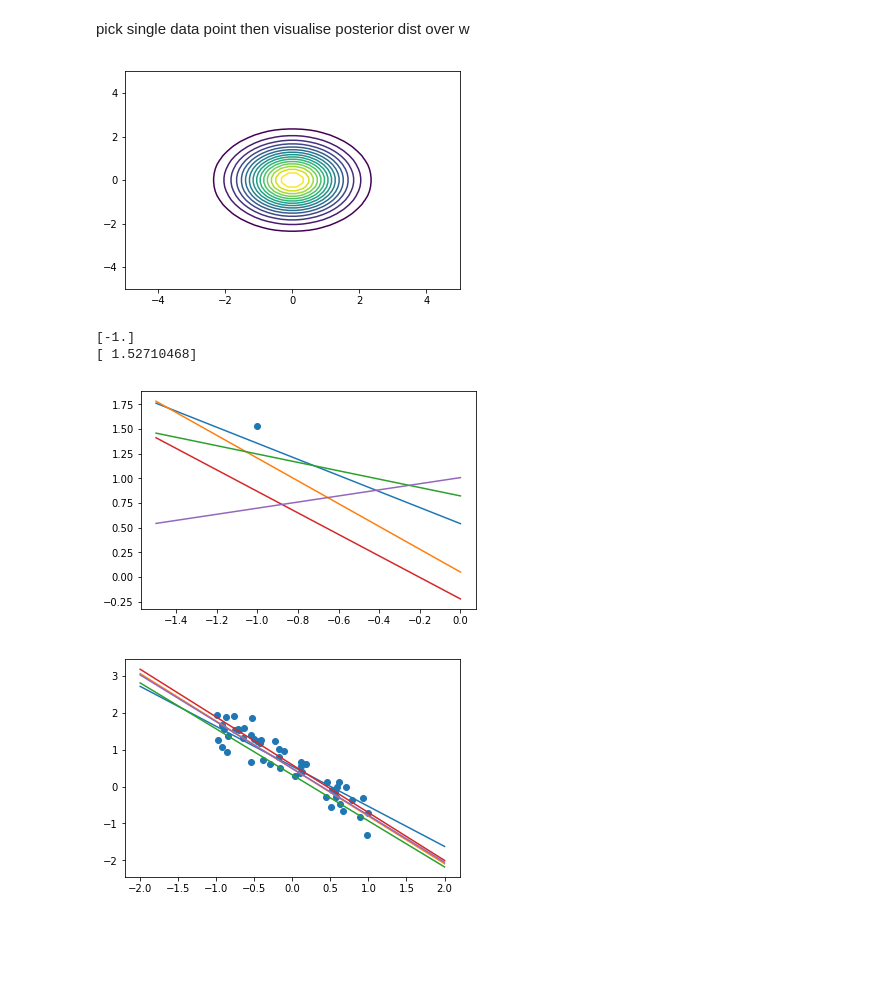
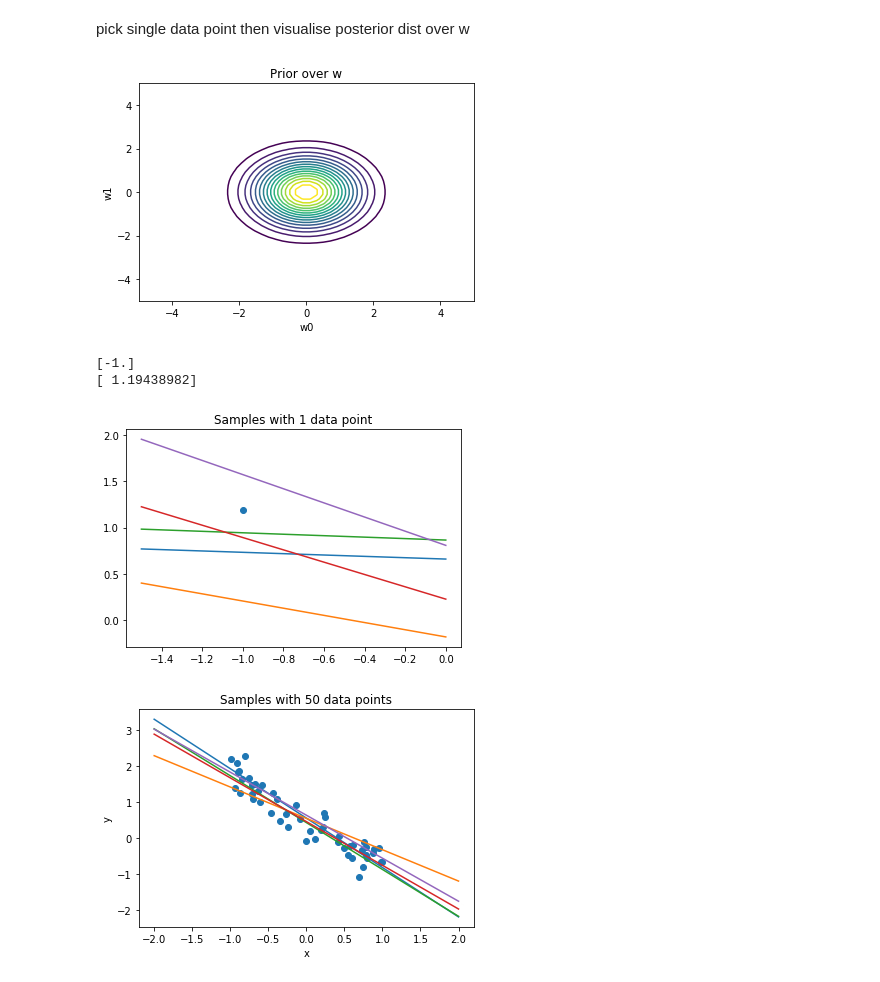
Before and after one commit to JamesDanielOReilly/Machine-Learning-Models, a Jupyter notebook: MLModels.ipynb, the cells around one changed output. Cells and saved outputs as stored; diff of their text form; code cells hidden in the pictures; blank space fills up the shorter version.

```diff
--- a/MLModels.ipynb
+++ b/MLModels.ipynb
@@ -56,33 +47,30 @@ plt.show()
 # %% [markdown]
 pick single data point then visualise posterior dist over w
 # %%
-from scipy.spatial.distance import cdist
-import matplotlib.pyplot as plt
-from scipy.stats import multivariate_normal
-
 N= 50
-
 
 # create multivariate distribution
 pdf = multivariate_normal([0,0], [[1 , 0],[0,1]])
+
 # generate points along axis
 x = np.linspace(-5,5,N)
 y = np.linspace(-5,5,N)
+
 # get all combinations of the points
 x1p,x2p = np.meshgrid(x,y)
 pos = np.vstack((x1p.flatten(),x2p.flatten()))
 pos = pos.T
+
 # evaluate pdf at points
 Z = pdf.pdf(pos)
 Z = Z.reshape(N,N)
+
 # plot contours
-
-
-#plt.ylabel('w1')
-#plt.xlabel('w0')
-#plt.title('Prior over w')
+plt.ylabel('w1')
+plt.xlabel('w0')
+plt.title('Prior over w')
 pdf_c = plt.contour(x1p,x2p,Z,15)
 plt.show()
 # %% [output]
-[figure, old version]
+[figure, new version]
 # %%
@@ -148,23 +128,22 @@ f15 = np.random.multivariate_normal(m_1.reshape(2,),s_1)
 
 w = np.linspace(-1.5,0,100)
 
-#plt.title('Samples with 1 data points')
-
 plt.scatter(x[0:1],y[0:1])
-plt.plot(w,f11[1]*w+f11[0])
-plt.plot(w,f12[1]*w+f12[0])
-plt.plot(w,f13[1]*w+f13[0])
-plt.plot(w,f14[1]*w+f14[0])
-plt.plot(w,f15[1]*w+f15[0])
-
+plt.plot(w,f11[1] * w + f11[0])
+plt.plot(w,f12[1] * w + f12[0])
+plt.plot(w,f13[1] * w + f13[0])
+plt.plot(w,f14[1] * w + f14[0])
+plt.plot(w,f15[1] * w + f15[0])
 
 print(x[0])
 print(y[0])
+
+plt.title('Samples with 1 data point')
 plt.show()
 # %% [output]
 [-1.]
-[ 1.52710468]
+[ 1.19438982]
-[figure, old version]
+[figure, new version]
 # %%
 #Sampled after 50 data point
 f501 = np.random.multivariate_normal(m_50.reshape(2,),s_50)
@@ -175,12 +154,9 @@ f505 = np.random.multivariate_normal(m_50.reshape(2,),s_50)
 
 q = np.linspace(-2,2,100)
 
-
-
-#plt.ylabel('y')
-#plt.xlabel('x')
-#plt.title('Samples with 50 data points')
-
+plt.ylabel('y')
+plt.xlabel('x')
+plt.title('Samples with 50 data points')
 plt.scatter(c[:,1],d)
 plt.plot(q,f501[1]*q+f501[0])
 plt.plot(q,f502[1]*q+f502[0])
@@ -189,7 +165,7 @@ plt.plot(q,f504[1]*q+f504[0])
 plt.plot(q,f505[1]*q+f505[0])
 plt.show()
 # %% [output]
-[figure, old version]
+[figure, new version]
 # %%
 # create multivariate distribution
 pdf = multivariate_normal(m_1.reshape(2,), s_1)
```
Also changed, not shown: parts of 13 cells of this notebook.
